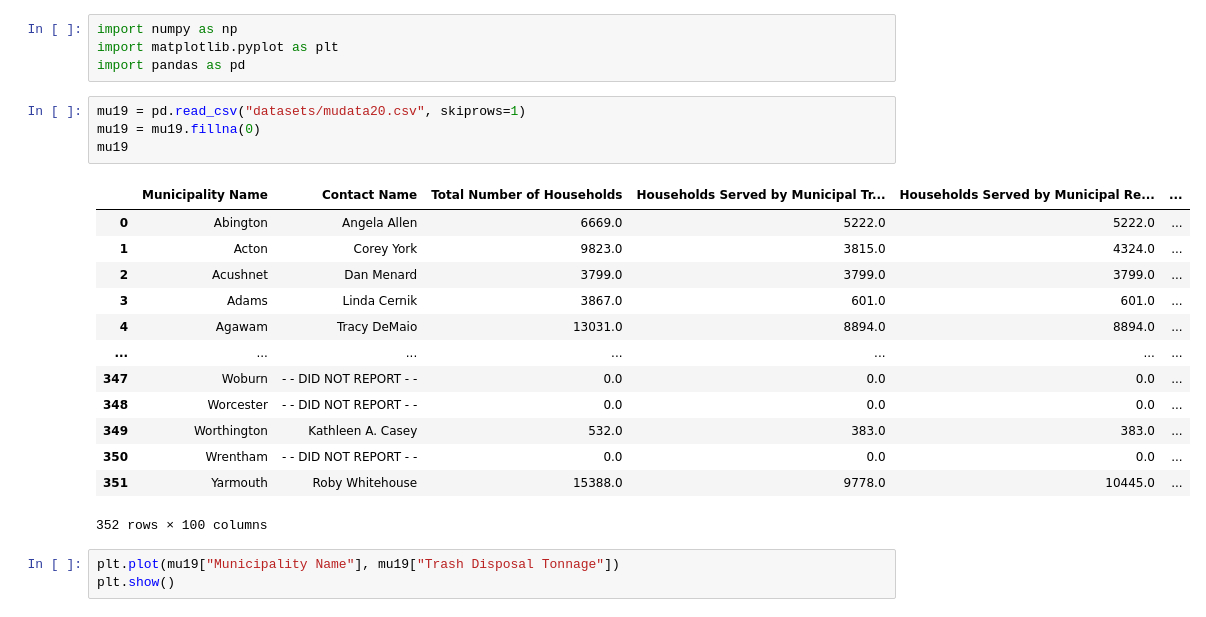
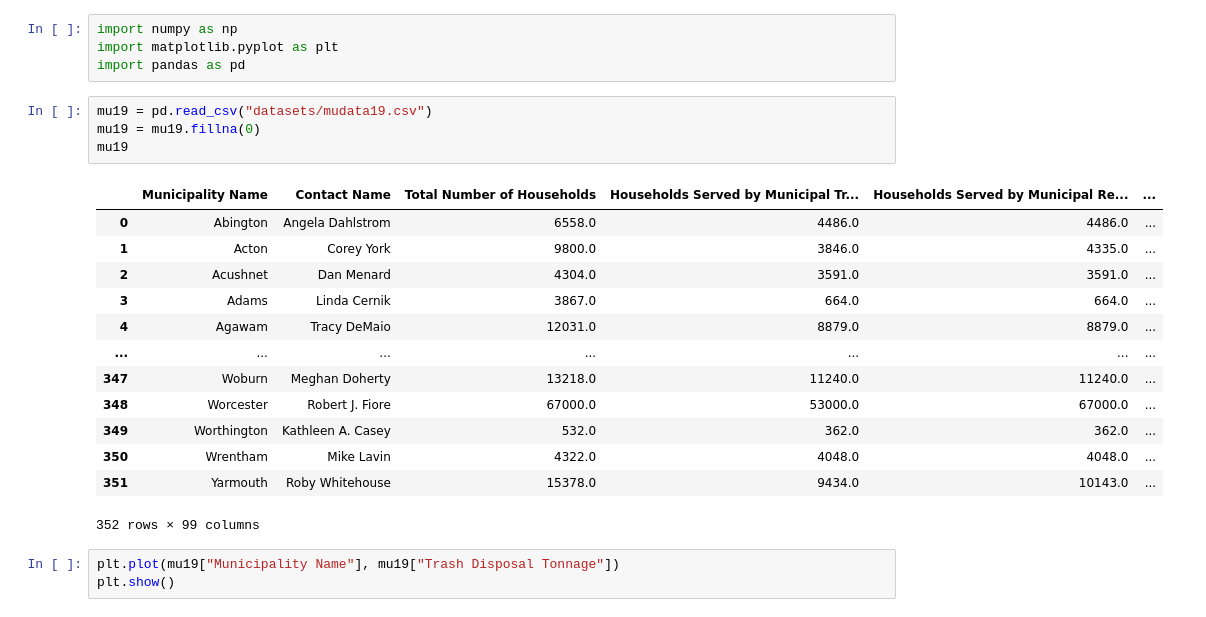
Before and after one commit to camronblackburn/recycling-pipeline, a Jupyter notebook: data_vis.ipynb, the cells around one changed output. Saved outputs shown, nothing was run; the diff lists cells and outputs as text.

```diff
--- a/data_vis.ipynb
+++ b/data_vis.ipynb
@@ -24,23 +24,23 @@ import numpy as np
 import matplotlib.pyplot as plt
 import pandas as pd
 # %%
-mu19 = pd.read_csv("datasets/mudata20.csv", skiprows=1)
+mu19 = pd.read_csv("datasets/mudata19.csv")
 mu19 = mu19.fillna(0)
 mu19
 # %% [output]
 |  | Municipality Name | Contact Name | Total Number of Households | Households Served by Municipal Tr... | Households Served by Municipal Re... | ... |
-| 0 | Abington | Angela Allen | 6669.0 | 5222.0 | 5222.0 | ... |
-| 1 | Acton | Corey York | 9823.0 | 3815.0 | 4324.0 | ... |
-| 2 | Acushnet | Dan Menard | 3799.0 | 3799.0 | 3799.0 | ... |
-| 3 | Adams | Linda Cernik | 3867.0 | 601.0 | 601.0 | ... |
-| 4 | Agawam | Tracy DeMaio | 13031.0 | 8894.0 | 8894.0 | ... |
+| 0 | Abington | Angela Dahlstrom | 6558.0 | 4486.0 | 4486.0 | ... |
+| 1 | Acton | Corey York | 9800.0 | 3846.0 | 4335.0 | ... |
+| 2 | Acushnet | Dan Menard | 4304.0 | 3591.0 | 3591.0 | ... |
+| 3 | Adams | Linda Cernik | 3867.0 | 664.0 | 664.0 | ... |
+| 4 | Agawam | Tracy DeMaio | 12031.0 | 8879.0 | 8879.0 | ... |
 | ... | ... | ... | ... | ... | ... | ... |
-| 347 | Woburn | - - DID NOT REPORT - - | 0.0 | 0.0 | 0.0 | ... |
-| 348 | Worcester | - - DID NOT REPORT - - | 0.0 | 0.0 | 0.0 | ... |
-| 349 | Worthington | Kathleen A. Casey | 532.0 | 383.0 | 383.0 | ... |
-| 350 | Wrentham | - - DID NOT REPORT - - | 0.0 | 0.0 | 0.0 | ... |
-| 351 | Yarmouth | Roby Whitehouse | 15388.0 | 9778.0 | 10445.0 | ... |
+| 347 | Woburn | Meghan Doherty | 13218.0 | 11240.0 | 11240.0 | ... |
+| 348 | Worcester | Robert J. Fiore | 67000.0 | 53000.0 | 67000.0 | ... |
+| 349 | Worthington | Kathleen A. Casey | 532.0 | 362.0 | 362.0 | ... |
+| 350 | Wrentham | Mike Lavin | 4322.0 | 4048.0 | 4048.0 | ... |
+| 351 | Yarmouth | Roby Whitehouse | 15378.0 | 9434.0 | 10143.0 | ... |
-352 rows × 100 columns
+352 rows × 99 columns
 # %%
 plt.plot(mu19["Municipality Name"], mu19["Trash Disposal Tonnage"])
 plt.show()
```
Also changed, not shown: parts of 5 cells of this notebook, 4 other files.
